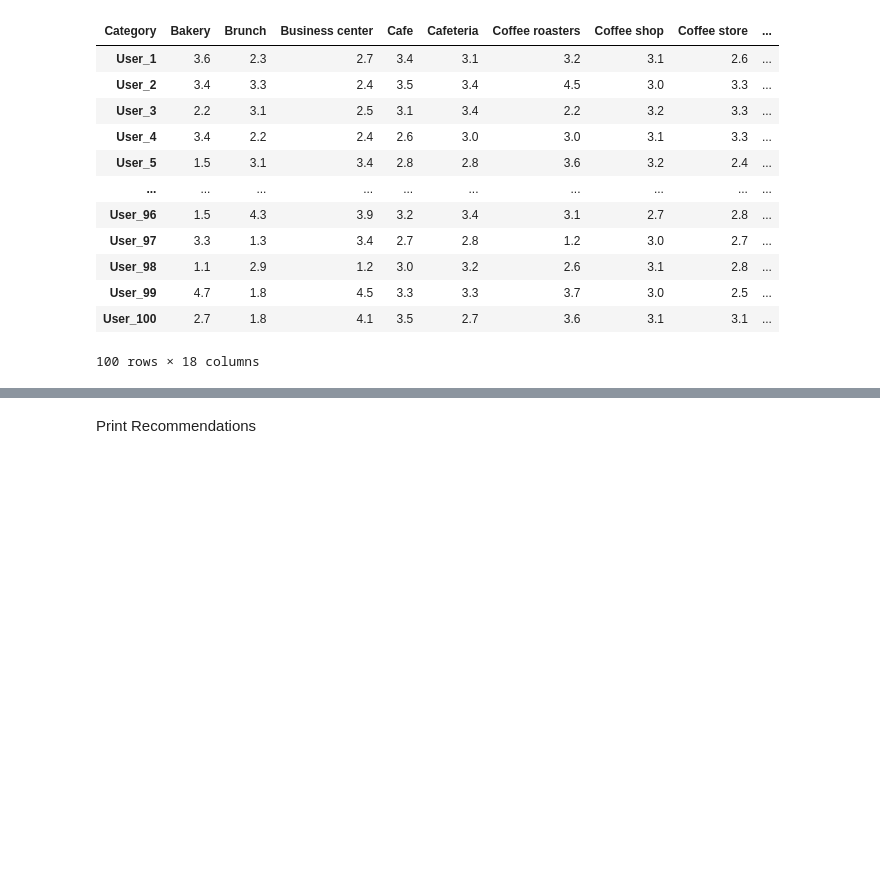
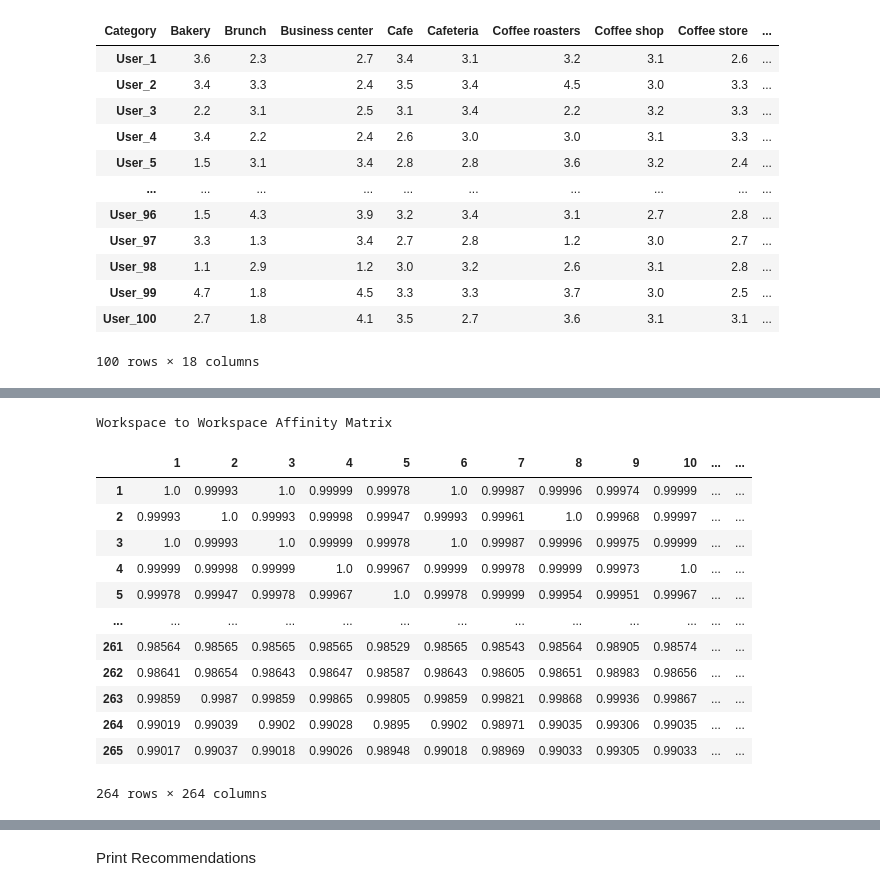
Before and after one commit to Workspace-Recommendation-Engine/reco_eng, a Jupyter notebook: SAR_v1.ipynb, the cells around one changed output, grey strips where cells are left out. Drawn from its saved outputs; the diff is of its cells as text; code cells hidden in the pictures; blank space fills up the shorter version.

```diff
--- a/SAR_v1.ipynb
+++ b/SAR_v1.ipynb
@@ -133,0 +119,9 @@ Workspace to Workspace Affinity Matrix
+# %%
+# Copy clean_df in a dataframe called relevant_train_df
+# relevant_train_df will be store only useful features to compare workspaces
+relevant_train_df = clean_df.copy()
+
+# Label encode categories
+relevant_train_df['Category'] = relevant_train_df['Category'].astype('category')
+relevant_train_df['Category'] = relevant_train_df['Category'].cat.codes
+relevant_train_df
@@ -133,0 +169,46 @@ Workspace to Workspace Affinity Matrix
+# %%
+# Get list of Workspace Ids
+workspace_ids = [i for i in weighted_clean_df["Workspace_Id"]]
+
+# Create dataframe for workspace to workspace affinity matrix
+# With indices and columns equal to the workspace Ids
+workspace_workspace_df = pd.DataFrame(index=workspace_ids, columns = workspace_ids)
+
+# Loop through each workspace Id
+for i in workspace_ids:
+
+    # Get the relevant data (rating, price range, category, latitude and longitude) to store as workspace_j
+    # Exclude column with index 0 as it contains the workspace Id which is only useful for
+    # Identifying the workspace but not for the actual similarity comparison
+    workspace_i = np.array([relevant_train_df[relevant_train_df["Workspace_Id"] == i].iloc[0, 1:]])
+
+    # loop again through every workspace which we will call workspace_j to be compared with workspace_i
+    for j in workspace_ids:
+        # For workspace_j, get the relevant data (rating, price range, category, latitude and longitude)
+        # Exclude column with index 0 as it contains the workspace Id which is only useful for
+        # Identifying the workspace but not for the actual similarity comparison
+        workspace_j = np.array([relevant_train_df[relevant_train_df["Workspace_Id"] == j].iloc[0, 1:]])
+
+        # Get the cosine similarity between workspace_i and workspace_j
+        similarity = cosine_similarity(workspace_i, workspace_j)[0].round(5)
+
+        # Add the cosine_similarity to the workspace to workspace affinity matrix between two compared workspaces
+        workspace_workspace_df.loc[i, j] = similarity[0]
+
+print("\nWorkspace to Workspace Affinity Matrix\n")
+workspace_workspace_df
+# %% [output]
+Workspace to Workspace Affinity Matrix
+|  | 1 | 2 | 3 | 4 | 5 | 6 | 7 | 8 | 9 | 10 | ... | ... |
+| 1 | 1.0 | 0.99993 | 1.0 | 0.99999 | 0.99978 | 1.0 | 0.99987 | 0.99996 | 0.99974 | 0.99999 | ... | ... |
+| 2 | 0.99993 | 1.0 | 0.99993 | 0.99998 | 0.99947 | 0.99993 | 0.99961 | 1.0 | 0.99968 | 0.99997 | ... | ... |
+| 3 | 1.0 | 0.99993 | 1.0 | 0.99999 | 0.99978 | 1.0 | 0.99987 | 0.99996 | 0.99975 | 0.99999 | ... | ... |
+| 4 | 0.99999 | 0.99998 | 0.99999 | 1.0 | 0.99967 | 0.99999 | 0.99978 | 0.99999 | 0.99973 | 1.0 | ... | ... |
+| 5 | 0.99978 | 0.99947 | 0.99978 | 0.99967 | 1.0 | 0.99978 | 0.99999 | 0.99954 | 0.99951 | 0.99967 | ... | ... |
+| ... | ... | ... | ... | ... | ... | ... | ... | ... | ... | ... | ... | ... |
+| 261 | 0.98564 | 0.98565 | 0.98565 | 0.98565 | 0.98529 | 0.98565 | 0.98543 | 0.98564 | 0.98905 | 0.98574 | ... | ... |
+| 262 | 0.98641 | 0.98654 | 0.98643 | 0.98647 | 0.98587 | 0.98643 | 0.98605 | 0.98651 | 0.98983 | 0.98656 | ... | ... |
+| 263 | 0.99859 | 0.9987 | 0.99859 | 0.99865 | 0.99805 | 0.99859 | 0.99821 | 0.99868 | 0.99936 | 0.99867 | ... | ... |
+| 264 | 0.99019 | 0.99039 | 0.9902 | 0.99028 | 0.9895 | 0.9902 | 0.98971 | 0.99035 | 0.99306 | 0.99035 | ... | ... |
+| 265 | 0.99017 | 0.99037 | 0.99018 | 0.99026 | 0.98948 | 0.99018 | 0.98969 | 0.99033 | 0.99305 | 0.99033 | ... | ... |
+264 rows × 264 columns
```
Also changed, not shown: parts of 18 cells of this notebook.
